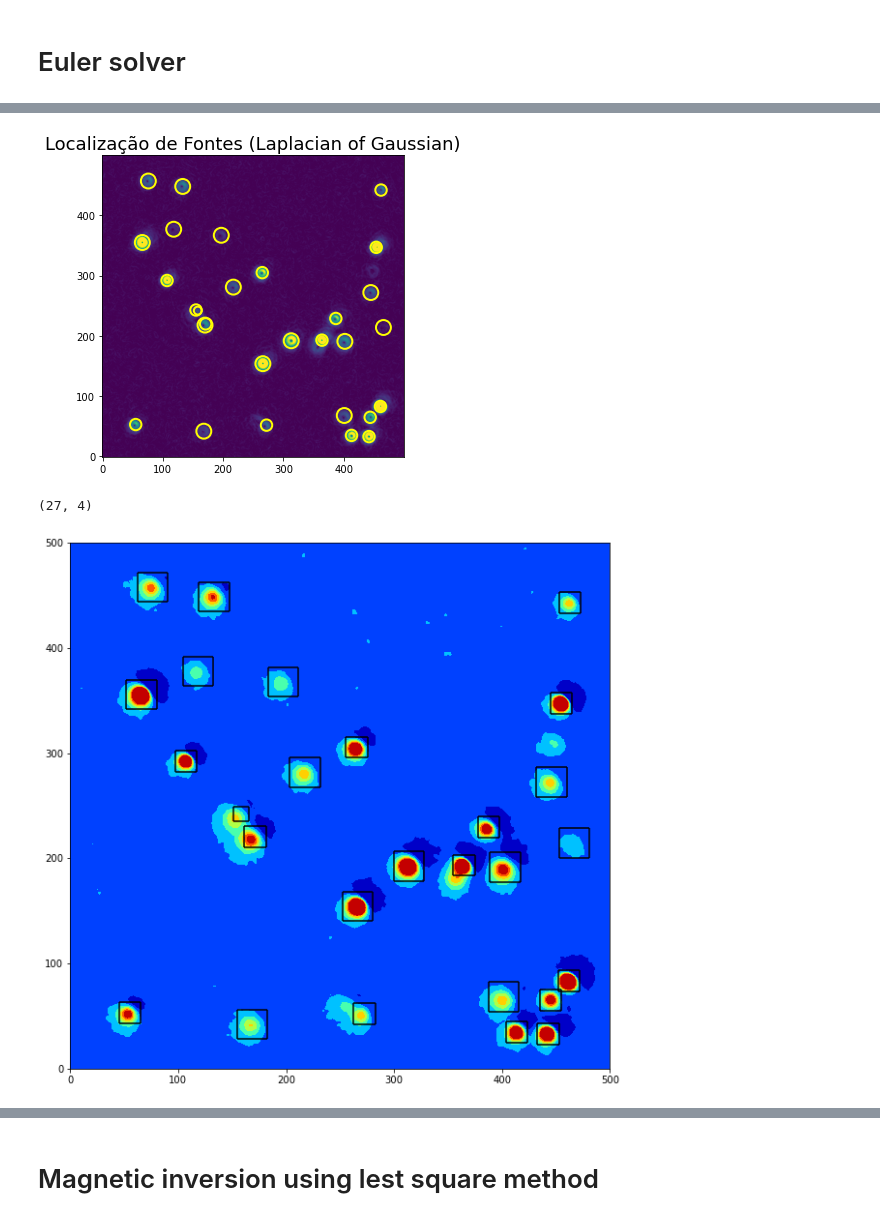
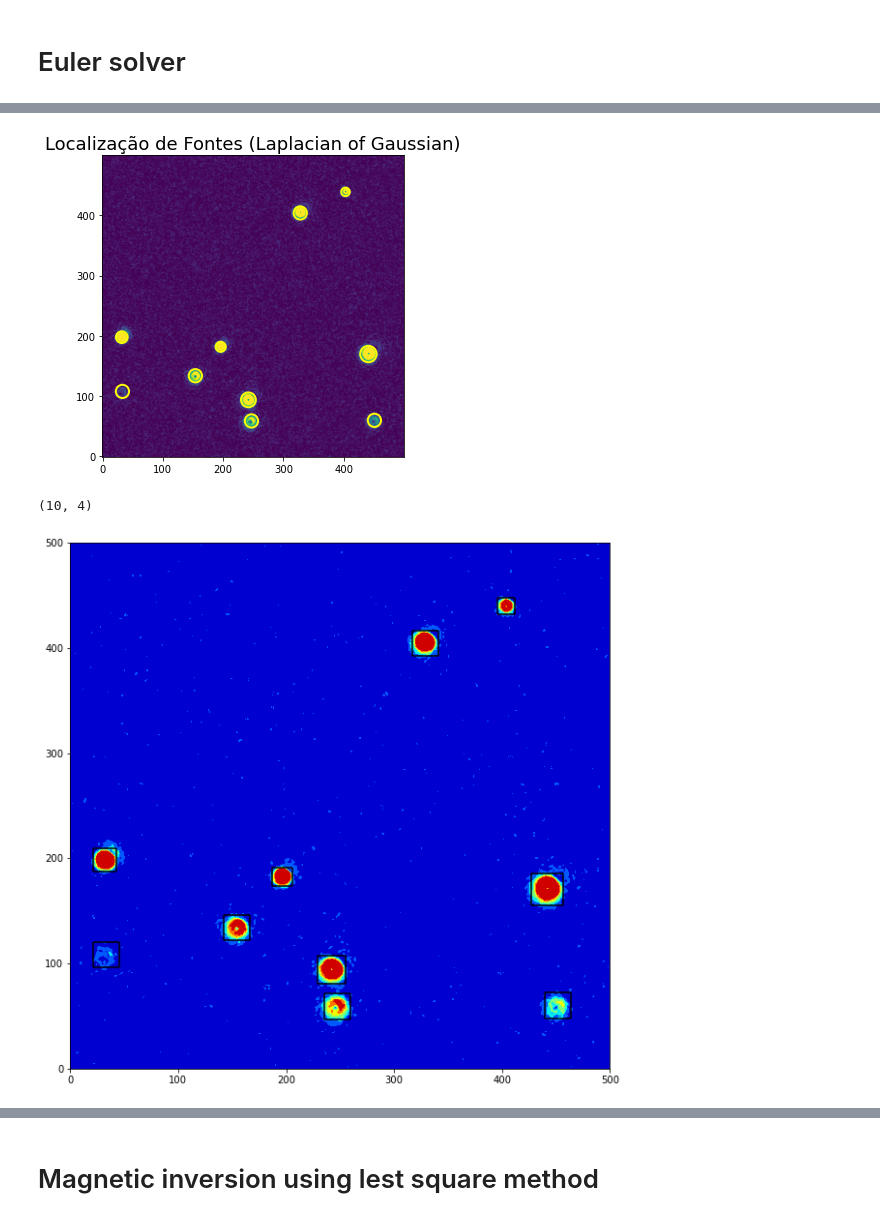
Before and after one commit to compgeolab/micromag-euler-dipole, a Jupyter notebook: codes/synthetic_data/synthetic.ipynb, the cells around one changed output, grey strips where cells are left out. Saved outputs shown, nothing was run; the diff lists cells and outputs as text; code cells hidden in the pictures.

```diff
--- a/codes/synthetic_data/synthetic.ipynb
+++ b/codes/synthetic_data/synthetic.ipynb
@@ -646,10 +657,10 @@ cm = 10**(-7) # H/m  == T·m/A
 
 
 # generates x sourcers
-sourcers = 30
-D = np.random.normal(45, 5, sourcers)
-I = np.random.normal(45, 5, sourcers)
-Q = np.random.normal(90, 5, sourcers)
+sourcers = 10
+D = np.random.normal(45, 1, sourcers)
+I = np.random.normal(45, 1, sourcers)
+Q = np.random.normal(480000, 10, sourcers)
 R = ( np.random.normal(0.5, 0.1, sourcers) )*microm2m
 
 Xc = np.random.randint(30, 470, sourcers)*microm2m
@@ -792,6 +803,6 @@ Text(0, 0.5, 'X (µm)')
 # %%
 # upward_continuation filtering --> to remove high frequency noise
-height = 2.0      # delta_z upward continuation
+height = 1.0      # delta_z upward continuation
 delta_z = -height*microm2m
 upward = upward_continuation(d_, delta_z, wz)
 
@@ -951,18 +961,18 @@ Text(0, 0.5, 'Count')
 # %%
-circles_FD, euler_windows_FD = sources_finder(stretched_image, threshold=0.025, min_sigma=0.5, max_sigma=50, num_sigma=25, overlap=1.0, radius_increment=0.1)
+circles_FD, euler_windows_FD = sources_finder(stretched_image, threshold=0.05, min_sigma=5, max_sigma=50, num_sigma=50, overlap=1.0, radius_increment=0.1)
 print(np.shape(euler_windows_FD))
 
 import skimage
 perc_min, perc_max = np.percentile(upward, (0.5,99.5))
 upward_view = skimage.exposure.rescale_intensity(upward, in_range=(perc_min, perc_max))
-euler_windows_view(X_, Y_, Z_, upward_view, d_X, d_Y, d_Z, euler_windows_FD, show_windows=False, color='k')
+euler_windows_view(X_, Y_, Z_, stretched_image, d_X, d_Y, d_Z, euler_windows_FD, show_windows=False, color='k')
 
 
 Xc_FD, Yc_FD, Zc_FD = solve_euler_windows(euler_windows_FD, X_, Y_, Z_, upward, d_X, d_Y, d_Z, delta_z, structural_index = 3.0)
 # %% [output]
-[figure, old version]
+[figure, new version]
-(27, 4)
+(10, 4)
-[figure, old version]
+[figure, new version]
 # %%
 from mpl_toolkits.mplot3d import axes3d
 
```
Also changed, not shown: parts of 16 cells of this notebook.
